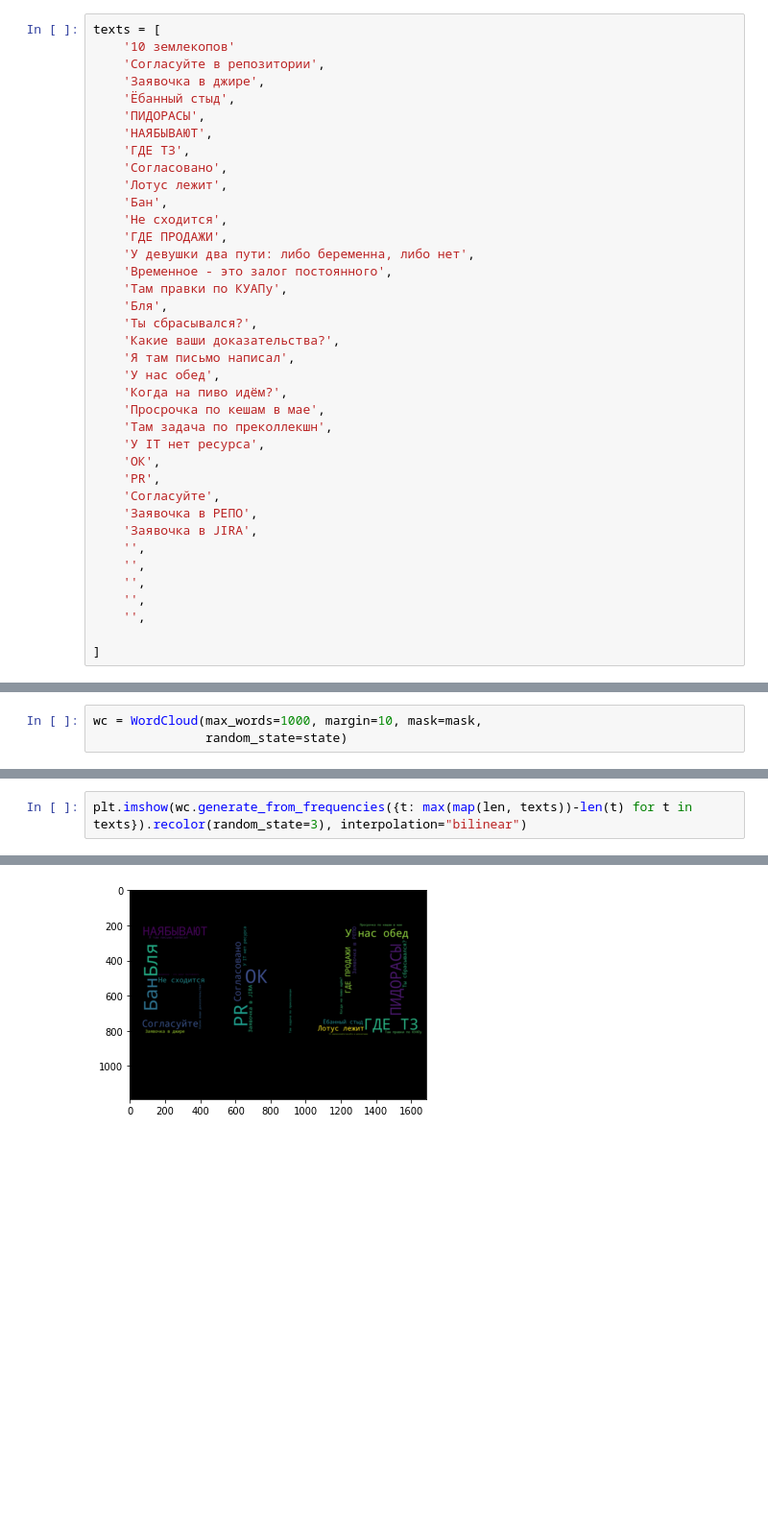
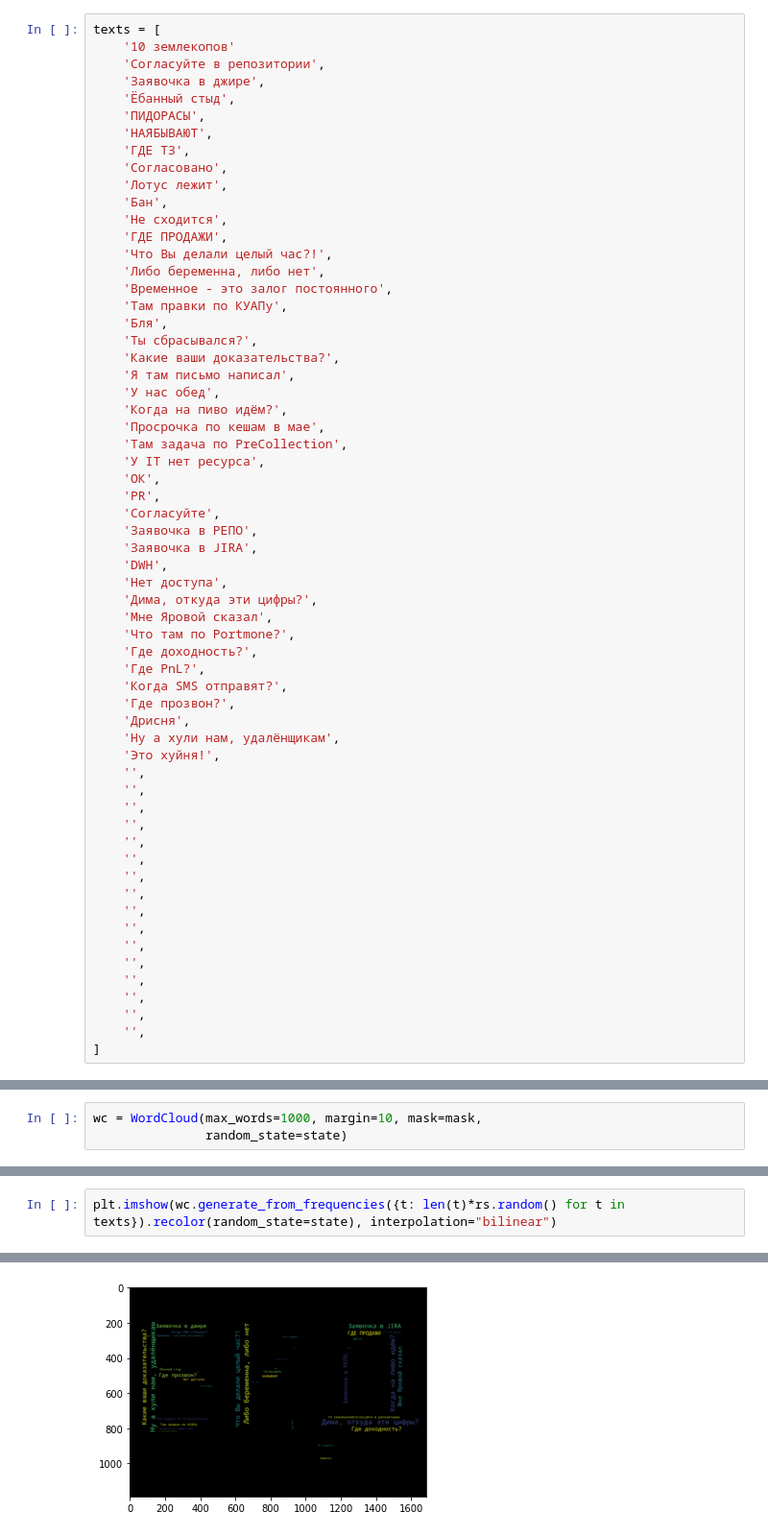
Before and after one commit to saloedov/bcd_farewell_project, a Jupyter notebook: main.ipynb, the cells around one changed output, grey strips where cells are left out. Shown: that part at 96% size. Drawn from its saved outputs; the diff is of its cells as text; blank space fills up the shorter version.

Commit message:
added another bunch of texts minor improvements

```diff
--- a/main.ipynb
+++ b/main.ipynb
@@ -18,7 +17,8 @@ texts = [
     'Бан',
     'Не сходится',
     'ГДЕ ПРОДАЖИ',
-    'У девушки два пути: либо беременна, либо нет',
+    'Что Вы делали целый час?!',
+    'Либо беременна, либо нет',
     'Временное - это залог постоянного',
     'Там правки по КУАПу',
     'Бля',
@@ -28,19 +28,41 @@ texts = [
     'У нас обед',
     'Когда на пиво идём?',
     'Просрочка по кешам в мае',
-    'Там задача по преколлекшн',
+    'Там задача по PreCollection',
     'У IT нет ресурса',
     'ОК',
     'PR',
     'Согласуйте',
     'Заявочка в РЕПО',
     'Заявочка в JIRA',
+    'DWH',
+    'Нет доступа',
+    'Дима, откуда эти цифры?',
+    'Мне Яровой сказал',
+    'Что там по Portmone?',
+    'Где доходность?',
+    'Где PnL?',
+    'Когда SMS отправят?',
+    'Где прозвон?',
+    'Дрисня',
+    'Ну а хули нам, удалёнщикам',
+    'Это хуйня!',
     '',
     '',
     '',
     '',
     '',
-
+    '',
+    '',
+    '',
+    '',
+    '',
+    '',
+    '',
+    '',
+    '',
+    '',
+    '',
 ]
 # %%
 texts = [t for t in texts if t!='']
@@ -71,5 +101,5 @@ plt.imshow(wc.generate_from_frequencies({t: len(t) for t in texts}).recolor(rand
 # %%
-plt.imshow(wc.generate_from_frequencies({t: max(map(len, texts))-len(t) for t in texts}).recolor(random_state=3), interpolation="bilinear")
+plt.imshow(wc.generate_from_frequencies({t: len(t)*rs.random() for t in texts}).recolor(random_state=state), interpolation="bilinear")
 # %% [output]
 <matplotlib.image.AxesImage at 0x...>
-[figure, old version]
+[figure, new version]
```
Also changed, not shown: parts of 12 cells of this notebook.
